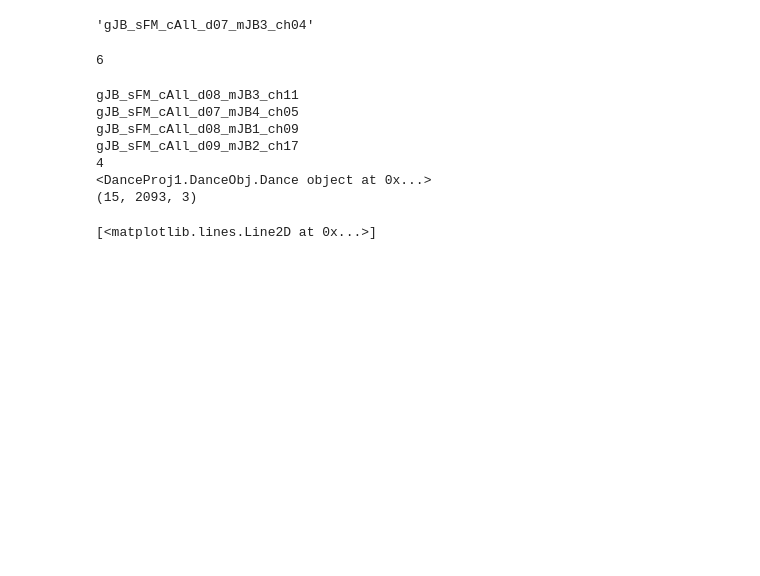
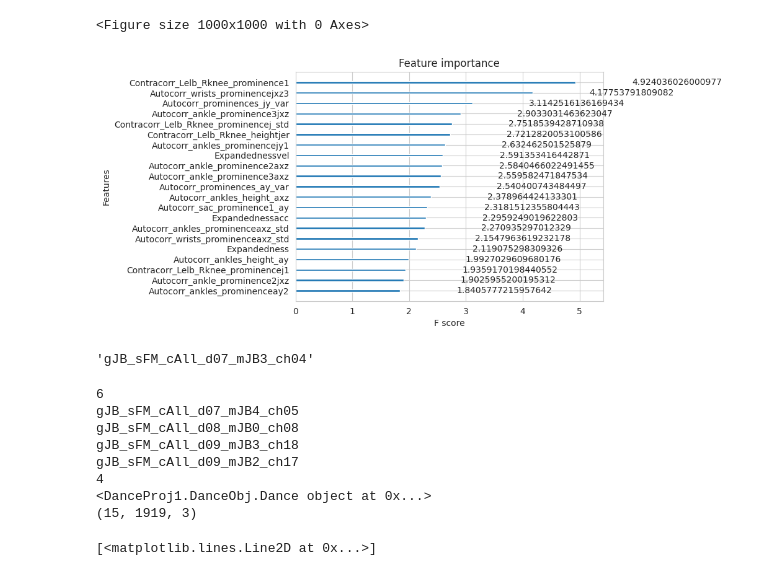
Before and after one commit to tBenBaker/MovementClassifier, a Jupyter notebook: DanceProj1/notebooks/03_inspectiondraft.ipynb, the cells around one changed output. Cells and saved outputs as stored; diff of their text form; code cells hidden in the pictures; blank space fills up the shorter version.

```diff
--- a/DanceProj1/notebooks/03_inspectiondraft.ipynb
+++ b/DanceProj1/notebooks/03_inspectiondraft.ipynb
@@ -44,3 +54,17 @@ yprob_misBJazz
+# %%
+#check features importance of top 21 features
+import matplotlib.pyplot as plt
+import seaborn as sns
+%matplotlib inline
+sns.set_style('whitegrid')
+plt.figure(figsize=(10,10))
+xgb.plot_importance(xgb_mod, max_num_features=21, importance_type='gain')
+plt.show()
+
+#note feature importance order seems a bit sensitive to testset randomization
+# %% [output]
+<Figure size 1000x1000 with 0 Axes>
+[figure, added]
 # %%
 aistpath = '../../aist_keypoints'      #path to 3d keypoints data
 dataBM, dataFM = get_data(aistpath)    #get data
@@ -48,7 +72,7 @@ dataFM['Ballet Jazz'][0][-1]
 # %% [output]
 'gJB_sFM_cAll_d07_mJB3_ch04'
 # %%
-#get Dance object for Ballet Jazz pieces that were correctly classified
+#Create Dance object for Ballet Jazz pieces that were correctly, and incorrectly classified
 HitBJazz = []
 for data in dataFM['Ballet Jazz']:
     if data[-1] in BJazzdf[BJazzdf['Ballet Jazz']>0.5].values:
@@ -56,28 +80,27 @@ for data in dataFM['Ballet Jazz']:
         HitBJazz[-1].get_features()
 
 print(len(HitBJazz))
+
+#get Dance object for all Ballet Jazz pieces that were misclassified
+missBJazz = []
+for data in dataFM['Ballet Jazz']:
+    if data[-1] in yprob_misBJazz.id.values:
+        print(data[-1])
+        missBJazz.append(Dance(data[0], dt=1/60))
+        missBJazz[-1].get_features()
+
+print(len(missBJazz))
+print(missBJazz[0])
+print(missBJazz[0].acceleration.shape)
 # %% [output]
 6
+gJB_sFM_cAll_d07_mJB4_ch05
+gJB_sFM_cAll_d08_mJB0_ch08
+gJB_sFM_cAll_d09_mJB3_ch18
+gJB_sFM_cAll_d09_mJB2_ch17
+4
+<DanceProj1.DanceObj.Dance object at 0x...>
+(15, 1919, 3)
-# %%
-#get Dance object for all Ballet Jazz pieces that were misclassified
-missBJazz = []
-for data in dataFM['Ballet Jazz']:
-    if data[-1] in yprob_misBJazz.id.values:
-        print(data[-1])
-        missBJazz.append(Dance(data[0], dt=1/60))
-        missBJazz[-1].get_features()
-
-print(len(missBJazz))
-print(missBJazz[0])
-print(missBJazz[0].acceleration.shape)
-# %% [output]
-gJB_sFM_cAll_d08_mJB3_ch11
-gJB_sFM_cAll_d07_mJB4_ch05
-gJB_sFM_cAll_d08_mJB1_ch09
-gJB_sFM_cAll_d09_mJB2_ch17
-4
-<DanceProj1.DanceObj.Dance object at 0x...>
-(15, 2093, 3)
 # %%
 #get and plot autocorrelation of jerk for ankles, y dimension, of first misclassified Ballet Jazz piece
 anklecorry_jer = (np.correlate(missBJazz[0].jerk[13][:,1], missBJazz[0].jerk[13][:,1], mode='full') +
```
Also changed, not shown: parts of 6 cells of this notebook, 2 other files.
